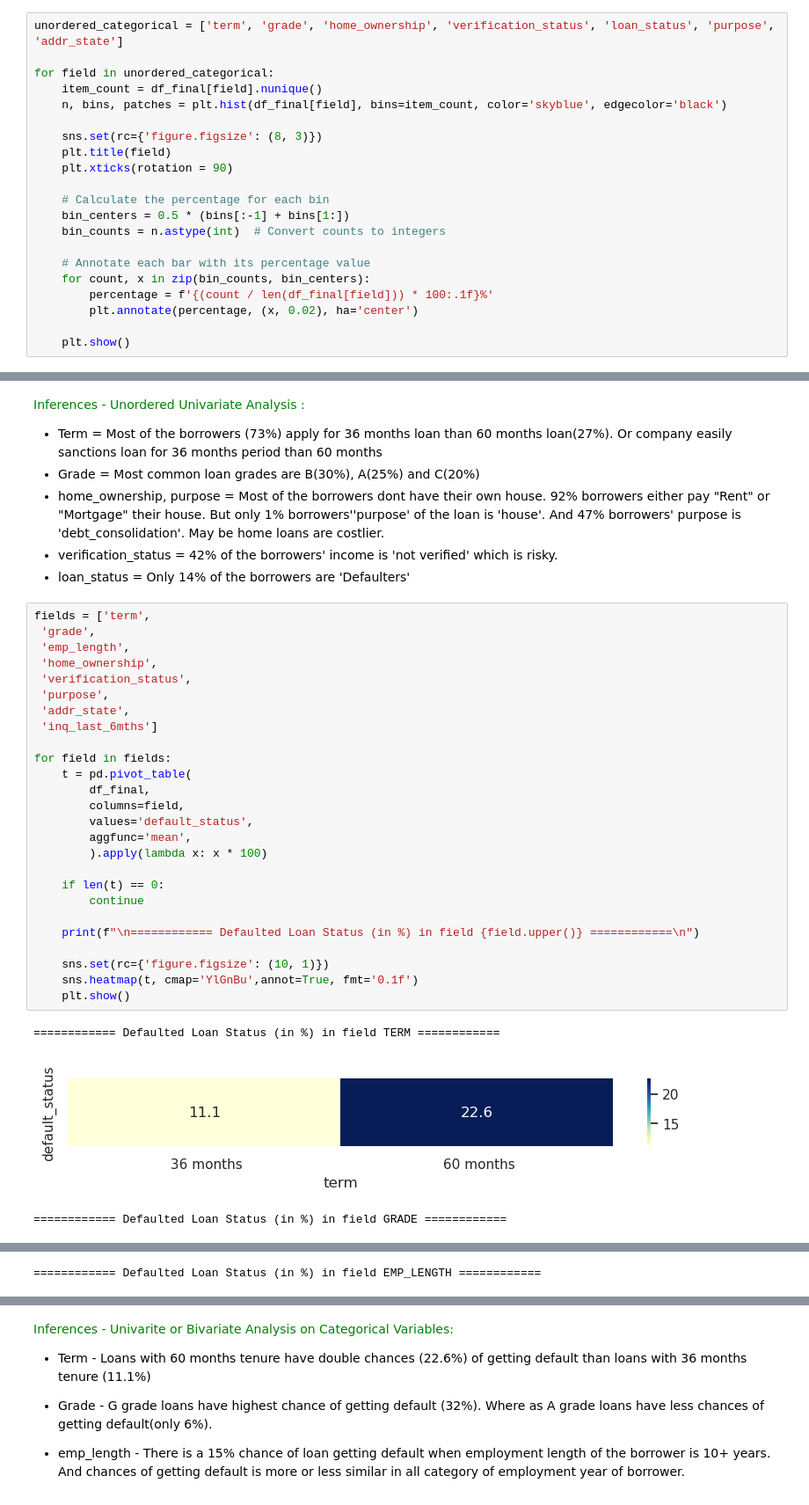
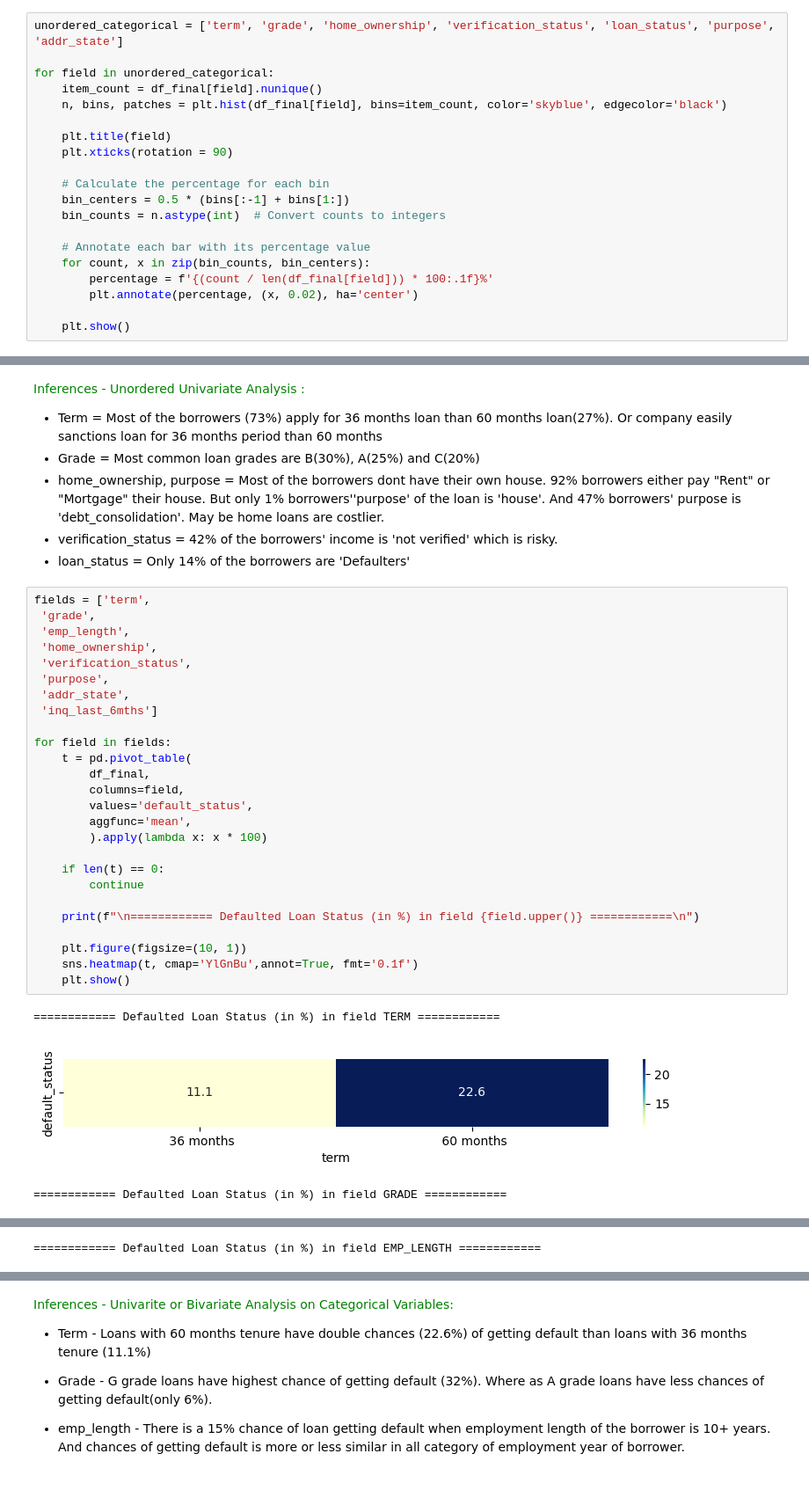
Before and after one commit to irish-luong/LandingClubCaseStudy, a Jupyter notebook: Dnyaneshwari_DucLuong_lending_club_case_study.ipynb, the cells around one changed output, grey strips where cells are left out. Shown at 88% size. Cells and saved outputs as stored; diff of their text form.

```diff
--- a/Dnyaneshwari_DucLuong_lending_club_case_study.ipynb
+++ b/Dnyaneshwari_DucLuong_lending_club_case_study.ipynb
@@ -298,7 +314,6 @@ for field in unordered_categorical:
     item_count = df_final[field].nunique()
     n, bins, patches = plt.hist(df_final[field], bins=item_count, color='skyblue', edgecolor='black')
 
-    sns.set(rc={'figure.figsize': (8, 3)})
     plt.title(field)
     plt.xticks(rotation = 90)
 
@@ -331,30 +346,30 @@ for field in unordered_categorical:
 # %%
 fields = ['term',
  'grade',
  'emp_length',
  'home_ownership',
  'verification_status',
  'purpose',
  'addr_state',
  'inq_last_6mths']
 
 for field in fields:
     t = pd.pivot_table(
         df_final,
         columns=field,
         values='default_status',
         aggfunc='mean',
         ).apply(lambda x: x * 100)
 
     if len(t) == 0:
         continue
 
     print(f"\n============ Defaulted Loan Status (in %) in field {field.upper()} ============\n")
 
-    sns.set(rc={'figure.figsize': (10, 1)})
+    plt.figure(figsize=(10, 1))
     sns.heatmap(t, cmap='YlGnBu',annot=True, fmt='0.1f')
     plt.show()
 # %% [output]
 ============ Defaulted Loan Status (in %) in field TERM ============
-[figure, old version]
+[figure, new version]
 ============ Defaulted Loan Status (in %) in field GRADE ============
```
Also changed, not shown: parts of 14 cells of this notebook.
